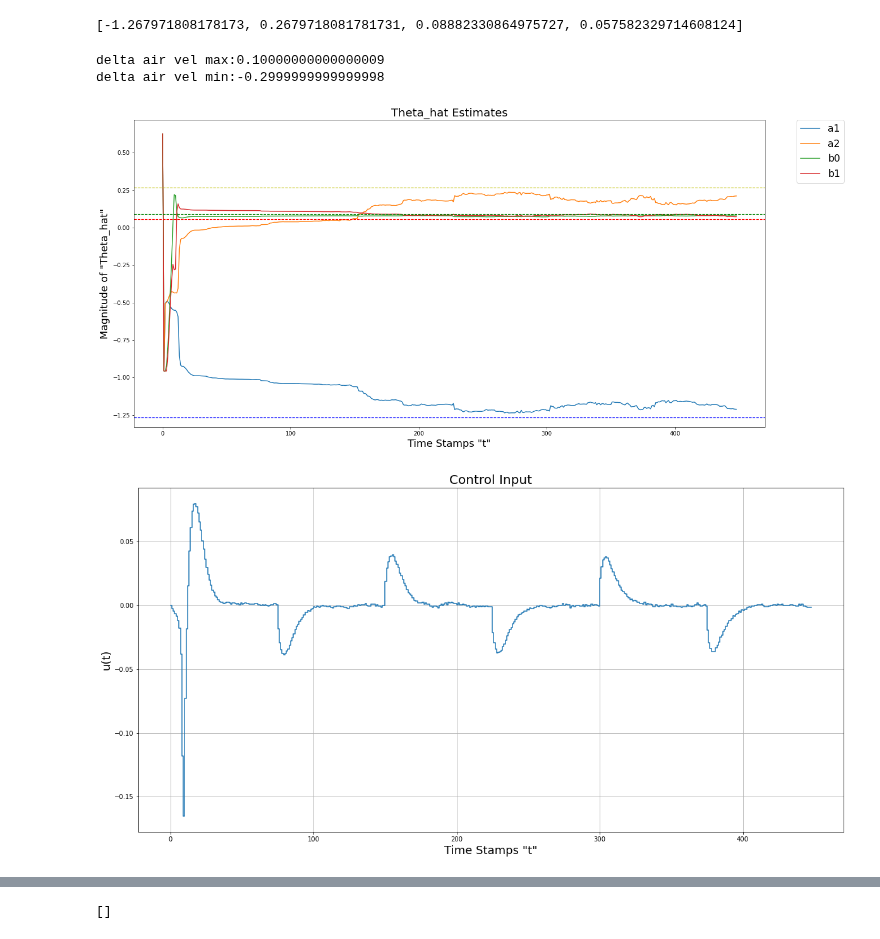
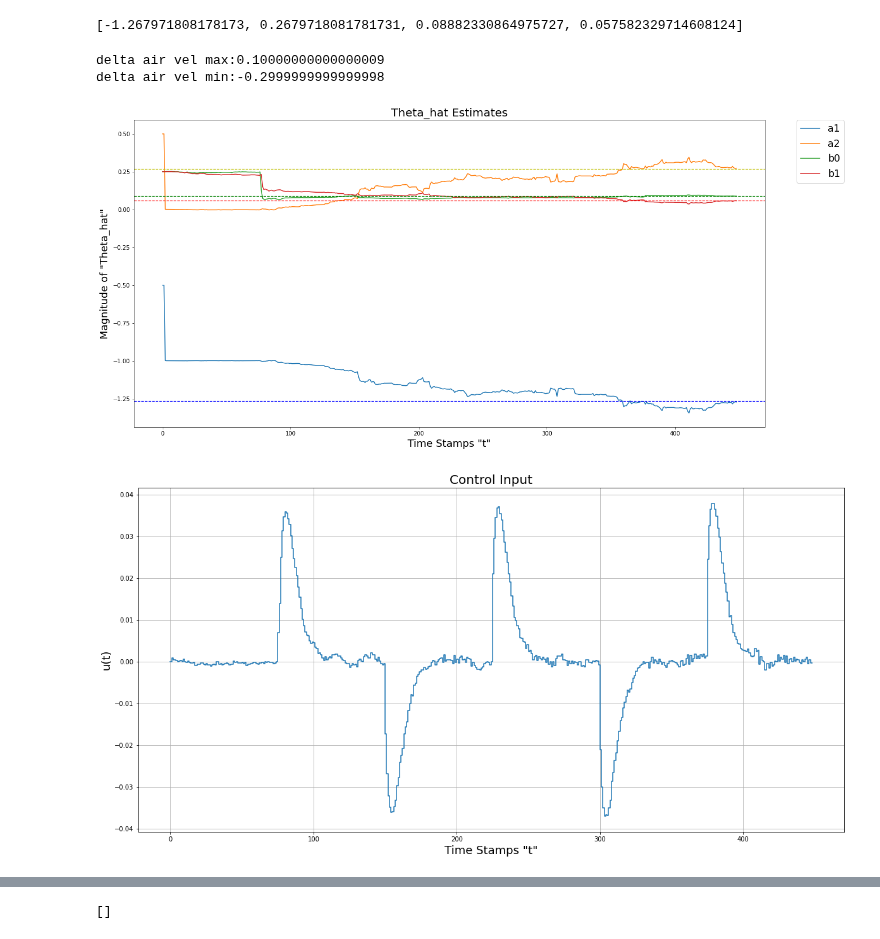
Before and after one commit to derekboase/ELG7113, a Jupyter notebook: system_models/clive_model/clive_model.ipynb, the cells around one changed output, grey strips where cells are left out. Cells and saved outputs as stored; diff of their text form; code cells hidden in the pictures.

Commit message:
Updated starting points for theta_hat

```diff
--- a/system_models/clive_model/clive_model.ipynb
+++ b/system_models/clive_model/clive_model.ipynb
@@ -463,7 +463,8 @@ theta0 = np.array([a1_val, a2_val, b0_val, b1_val]).reshape(-1,1)
 
 # Tunable components ^^^^^^^^^^^^^^^^^^^^^^^^^^^^^^^^
 
-theta_hat = [np.array([np.random.normal(0,1,1)]*len(theta0)).reshape(-1,1) for _ in range(starting_samples)]
+# theta_hat = [np.array([np.random.normal(0,1,1)]*len(theta0)).reshape(-1,1) for _ in range(starting_samples)]
+theta_hat = [np.array([-0.5, 0.5, 0.25, 0.25]).reshape(-1,1) for _ in range(starting_samples)]
 # theta_hat = [np.array([a1_val, a2_val, b0_val, b1_val]).reshape(-1,1) for _ in range(starting_samples)]
 # theta_hat = [np.array([a1_val_est, a2_val_est, b0_val_est, b1_val_est]).reshape(-1,1) for _ in range(starting_samples)]
 # theta_hat = [np.array([-1.1, 0.25, 0.1, 0.05]).reshape(-1,1) for _ in range(starting_samples)]
@@ -473,7 +474,7 @@ theta_hat = [np.array([np.random.normal(0,1,1)]*len(theta0)).reshape(-1,1) for _
 sample_range = range(sample_depth)
 t = [i for i in sample_range]
 u_c = np.ones(sample_depth)*max_uc
-u_c[np.where([m.sin(t[i]*T_val*2*m.pi/(period))<=0 for i in sample_range])] = min_uc
+u_c[np.where([m.sin(t[i]*T_val*2*m.pi/(period))>=0 for i in sample_range])] = min_uc
 # u_c[0] = min_uc
 
 y = [start_y]*starting_samples
@@ -542,32 +543,32 @@ plt_rng = 1000
 # plt.xlabel('Time Stamps "t"', fontsize=18)
 # plt.grid()
 # plt.show()
 
 # # ploting of input vs output
 # plt.plot(t[:plt_rng],u_c[:plt_rng])
 # plt.plot(t[:plt_rng],y[:plt_rng])
 # plt.title('u_c(t) Vs y(t)', fontsize=20)
 # plt.ylabel('Magnitude', fontsize=18)
 # plt.xlabel('Time Stamps "t"', fontsize=18)
 # plt.show()
 
 # ploting of control sig
 plt.step(t,u)
 plt.title('Control Input', fontsize=20)
 plt.ylabel('u(t)', fontsize=18)
 plt.xlabel('Time Stamps "t"', fontsize=18)
 plt.grid()
 plt.show()
 
 # ploting of input vs output
 plt.plot(t,u_c)
 plt.plot(t,y)
 plt.title('u_c(t) Vs y(t)', fontsize=20)
 plt.ylabel('Magnitude', fontsize=18)
 plt.xlabel('Time Stamps "t"', fontsize=18)
 plt.show()
 # %% [output]
 delta air vel max:0.10000000000000009
 delta air vel min:-0.2999999999999998
-[figure, old version]
+[figure, new version]
-[figure, old version]
+[figure, new version]
```
Also changed, not shown: parts of 5 cells of this notebook.
